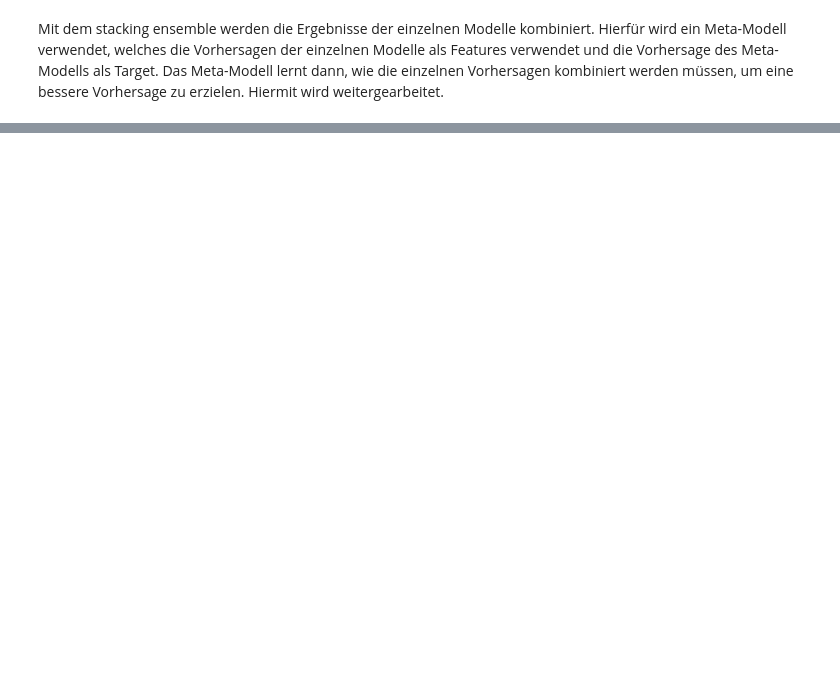
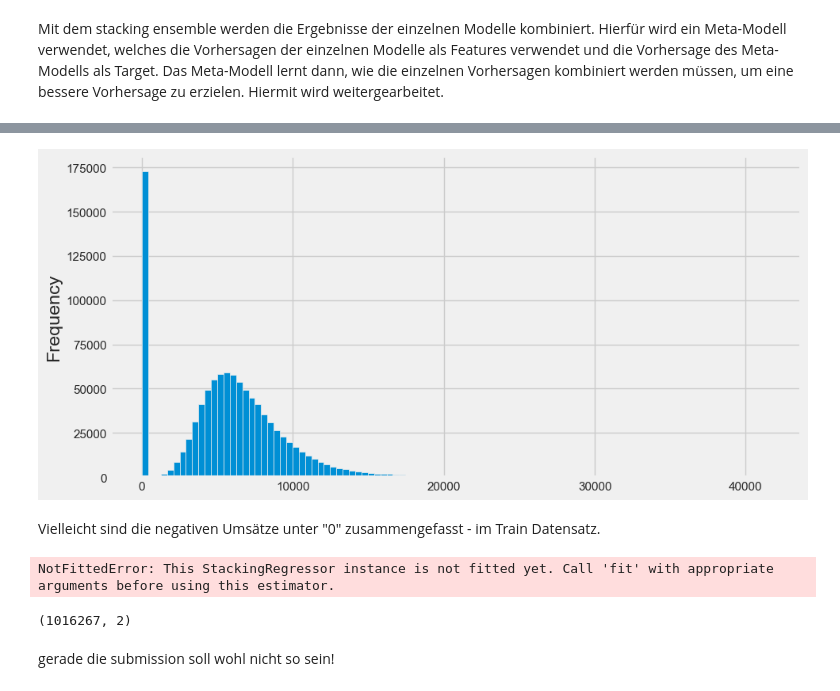
Before and after one commit to liamwan/rss-forecasts, a Jupyter notebook: rossmann-store-sales.ipynb, the cells around one changed output, grey strips where cells are left out. Cells and saved outputs as stored; diff of their text form; code cells hidden in the pictures; blank space fills up the shorter version.

```diff
--- a/rossmann-store-sales.ipynb
+++ b/rossmann-store-sales.ipynb
@@ -946,0 +990,25 @@ Mit dem stacking ensemble werden die Ergebnisse der einzelnen Modelle kombiniert
+# %%
+# plot train file
+train['Sales'].plot(kind='hist', bins=100, figsize=(10, 5))
+plt.show()
+# %% [output]
+[figure, added]
+# %% [markdown]
+Vielleicht sind die negativen Umsätze unter "0" zusammengefasst - im Train Datensatz.
+# %%
+predictions = models['stacking'].predict(X)
+r2 = models['stacking'].score(X, y)
+rmse = mean_squared_error(y, predictions, squared = False)
+print("Coefficient of determination: {}".format(r2))
+print("Root Mean Squared Error: {}".format(rmse))
+
+submission = pd.DataFrame({"Id": X.index ,"Sales": predictions})
+submission.to_csv('submission.csv', index=False)
+# %% [output]
+NotFittedError: This StackingRegressor instance is not fitted yet. Call 'fit' with appropriate arguments before using this estimator.
+# %%
+print(submission.shape)
+# %% [output]
+(1016267, 2)
+# %% [markdown]
+gerade die submission soll wohl nicht so sein!
```
Also changed, not shown: parts of 49 cells of this notebook, 1 other file.
